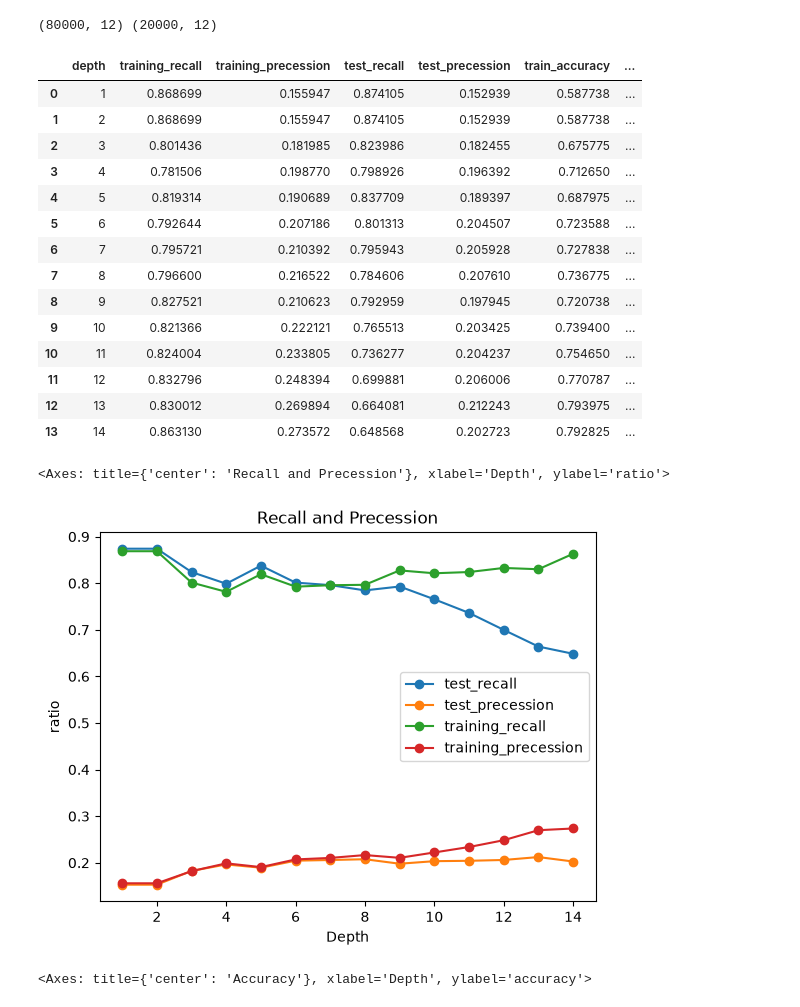
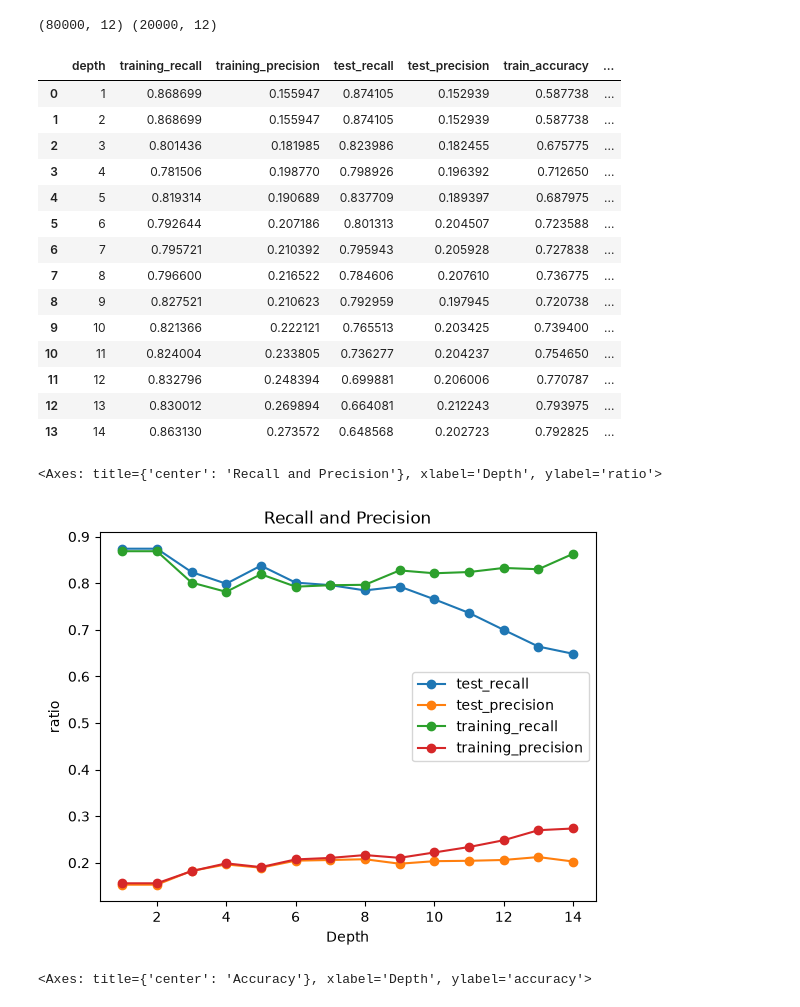
Before and after one commit to JeffTam33/INST414-Module-5-Tam, a Jupyter notebook: Module_5.ipynb, the cells around one changed output. Drawn from its saved outputs; the diff is of its cells as text; code cells hidden in the pictures.

Commit message:
Correct Grammer and Graphs this time

```diff
--- a/Module_5.ipynb
+++ b/Module_5.ipynb
@@ -131,9 +131,9 @@ def rec_per(model, x, y):
             false_pos += 1
 
     recall = true_pos / (true_pos + false_neg)
-    percesion = true_pos / (true_pos + false_pos)
+    precision = true_pos / (true_pos + false_pos)
 
-    return recall, percesion
+    return recall, precision
 # %%
 #Training Model
 tree_rows = []
@@ -148,15 +148,15 @@ for depth in tqdm(range(1, 15)):
     test_accuracy = accuracy(model, x_test, y_test)
 
 
-    training_recall, training_precession = rec_per(model, x_train, y_train)
-    test_recall, test_precession = rec_per(model, x_test, y_test)
+    training_recall, training_precision = rec_per(model, x_train, y_train)
+    test_recall, test_precision = rec_per(model, x_test, y_test)
 
     tree_rows.append({
         "depth": depth,
         "training_recall": training_recall,
-        "training_precession": training_precession,
+        "training_precision": training_precision,
         "test_recall": test_recall,
-        "test_precession": test_precession,
+        "test_precision": test_precision,
         "train_accuracy": train_accuracy,
         "test_accuracy": test_accuracy,
     })
@@ -164,7 +164,7 @@ for depth in tqdm(range(1, 15)):
 tree_df = pd.DataFrame(tree_rows)
 tree_df
 # %% [output]
-|  | depth | training_recall | training_precession | test_recall | test_precession | train_accuracy | ... |
+|  | depth | training_recall | training_precision | test_recall | test_precision | train_accuracy | ... |
 | 0 | 1 | 0.868699 | 0.155947 | 0.874105 | 0.152939 | 0.587738 | ... |
 | 1 | 2 | 0.868699 | 0.155947 | 0.874105 | 0.152939 | 0.587738 | ... |
 | 2 | 3 | 0.801436 | 0.181985 | 0.823986 | 0.182455 | 0.675775 | ... |
@@ -180,10 +180,10 @@ tree_df
 | 12 | 13 | 0.830012 | 0.269894 | 0.664081 | 0.212243 | 0.793975 | ... |
 | 13 | 14 | 0.863130 | 0.273572 | 0.648568 | 0.202723 | 0.792825 | ... |
 # %%
-tree_df.plot(title="Recall and Precession", x="depth", y=["test_recall", "test_precession", "training_recall", "training_precession"], marker="o", ylabel="ratio", xlabel="Depth")
+tree_df.plot(title="Recall and Precision", x="depth", y=["test_recall", "test_precision", "training_recall", "training_precision"], marker="o", ylabel="ratio", xlabel="Depth")
 # %% [output]
-<Axes: title={'center': 'Recall and Precession'}, xlabel='Depth', ylabel='ratio'>
+<Axes: title={'center': 'Recall and Precision'}, xlabel='Depth', ylabel='ratio'>
-[figure, old version]
+[figure, new version]
 # %%
 tree_df.plot(title="Accuracy", x="depth", y=["train_accuracy", "test_accuracy"], marker="o", ylabel="accuracy", xlabel="Depth")
 # %% [output]
```
Also changed, not shown: parts of 1 cell of this notebook.
